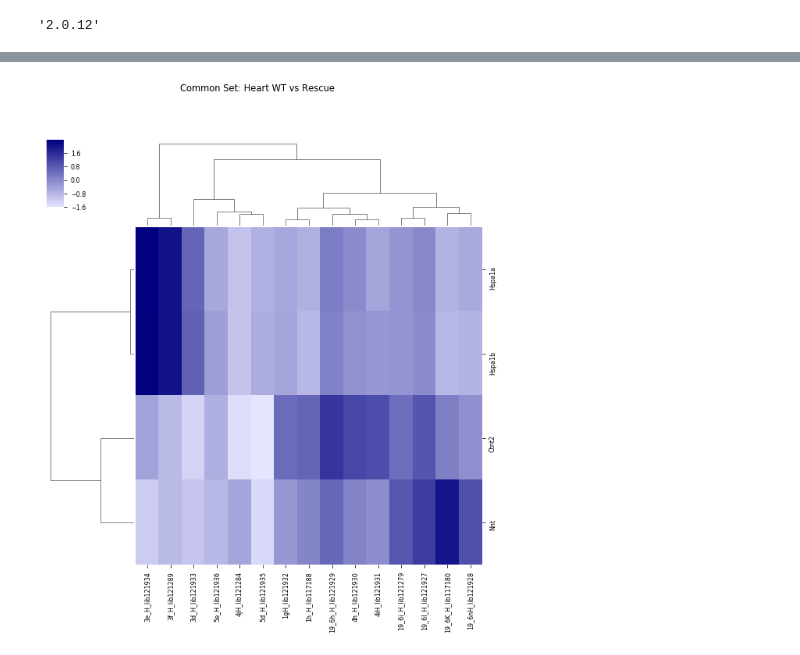
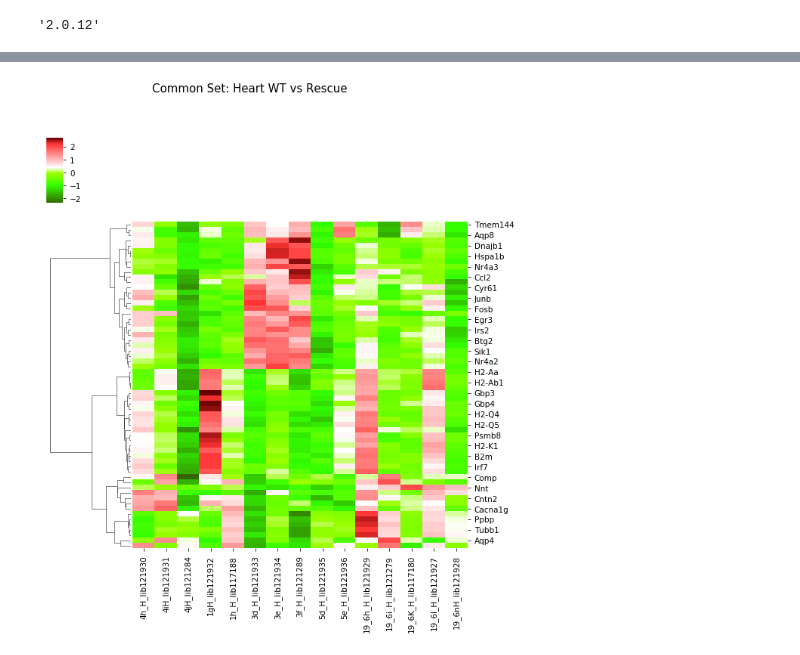
Before and after one commit to SherineAwad/EndocrineNotebooks, a Jupyter notebook: mouse_heatmaps.ipynb, the cells around one changed output, grey strips where cells are left out. Cells and saved outputs as stored; diff of their text form; code cells hidden in the pictures.

```diff
--- a/mouse_heatmaps.ipynb
+++ b/mouse_heatmaps.ipynb
@@ -69,14 +128,15 @@ import pandas as pd
 from matplotlib import pyplot as plt
 
 # Data set
-df = pd.read_csv('salmon_edger_Nnt_dependent.csv',delimiter=',')
+df = pd.read_csv('CuffDiffTopHatNntDependent.csv',delimiter=',')
 df = df.set_index('gene')
-del df.index.name
-#df
+#del df.index.name
 my_cmap = sns.light_palette("Navy", as_cmap=True)
-sns.set_context("paper", font_scale = 1, rc={"grid.linewidth": 1.7})
-sns.clustermap(df, metric="euclidean",z_score='None', row_cluster=1,col_cluster =1, method="ward", cmap =my_cmap)
-plt.suptitle('Common Set: Heart WT vs Rescue')
-plt.savefig('commons_hwt_res_edger.png')
+sns.set_context("paper", font_scale = 1.3, rc={"grid.linewidth":5})
+sns.clustermap(df, metric="euclidean",z_score='None', row_cluster=1,col_cluster=False, method="ward", cmap =my_cmap,xticklabels=True, yticklabels=True)
+plt.suptitle('CuffDiffTopHatNntDependent')
+figure = plt.gcf()  # get current figure
+figure.set_size_inches(10, 27)
+plt.savefig('CuffDiffTopHatNntDependent.png',bbox_inches='tight')
 plt.show()
 # %% [output]
@@ -87,14 +148,18 @@ import pandas as pd
 from matplotlib import pyplot as plt
 
 # Data set
-df = pd.read_csv('CommonStrainDependent.csv',delimiter=',')
+df = pd.read_csv('SalmonEdgeRStrainDependent.csv',delimiter=',')
 df = df.set_index('gene')
 del df.index.name
 #df
 my_cmap = sns.light_palette("Navy", as_cmap=True)
-sns.set_context("paper", font_scale = 1, rc={"grid.linewidth": 1.7})
-sns.clustermap(df, metric="euclidean",z_score='None', row_cluster=1,col_cluster =1, method="ward", cmap =my_cmap)
-plt.suptitle('Common Set: Heart WT vs Rescue')
-plt.savefig('commons_hwt_res_edger.png')
+plt.figure(figsize=(30,45))
+sns.set_context("paper", font_scale = 1.3, rc={"grid.linewidth": 4})
+sns.clustermap(df, metric="euclidean",z_score='None', row_cluster=1,col_cluster=False, method="ward", cmap =my_cmap,xticklabels=True, yticklabels=True)
+plt.suptitle('SalmonEdgeRStrainDependent')
+figure = plt.gcf()  # get current figure
+figure.set_size_inches(10, 15)
+plt.savefig('SalmonEdgeRStrainDependent.png',bbox_inches='tight')
+
 plt.show()
 # %% [output]
@@ -102,18 +168,20 @@ plt.show()
 # %%
+import numpy as np; np.random.seed(0)
 import seaborn as sns
-import pandas as pd
-from matplotlib import pyplot as plt
+import matplotlib.pyplot as plt
+import matplotlib.colors as mcolors
+
+
+cmap = mcolors.LinearSegmentedColormap.from_list("n",['#336600', '#339900', '#33CC00', '#33FF00', '#66FF00','#99FF00',
+                       '#FFFFFF','#ffcccc','#ff9999','#ff6666','#ff3333','#680000'])
 
 # Data set
-df = pd.read_csv('CommonNntDependent.csv',delimiter=',')
+df = pd.read_csv('CuffDiffTopHatNntDependent.csv',delimiter=',')
 df = df.set_index('gene')
 del df.index.name
 #df
-my_cmap = sns.light_palette("Navy", as_cmap=True)
-sns.set_context("paper", font_scale = 1, rc={"grid.linewidth": 1.7})
-sns.clustermap(df, metric="euclidean",z_score='None', row_cluster=1,col_cluster =1, method="ward", cmap =my_cmap)
+sns.clustermap(df, metric="euclidean",z_score='None', row_cluster=1,col_cluster=False, method="ward", cmap =cmap)
 plt.suptitle('Common Set: Heart WT vs Rescue')
-plt.savefig('commons_hwt_res_edger.png')
 plt.show()
 # %% [output]
-[figure, old version]
+[figure, new version]
```
Also changed, not shown: parts of 9 cells of this notebook, 6 other files.
